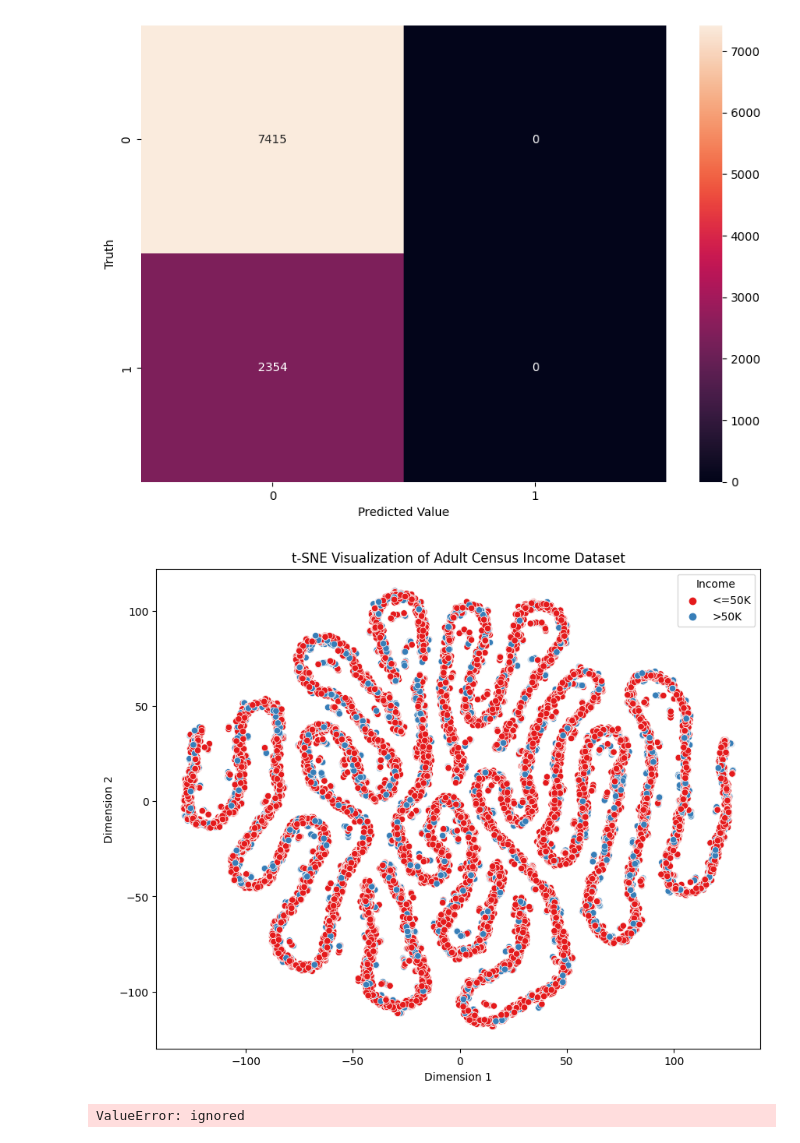
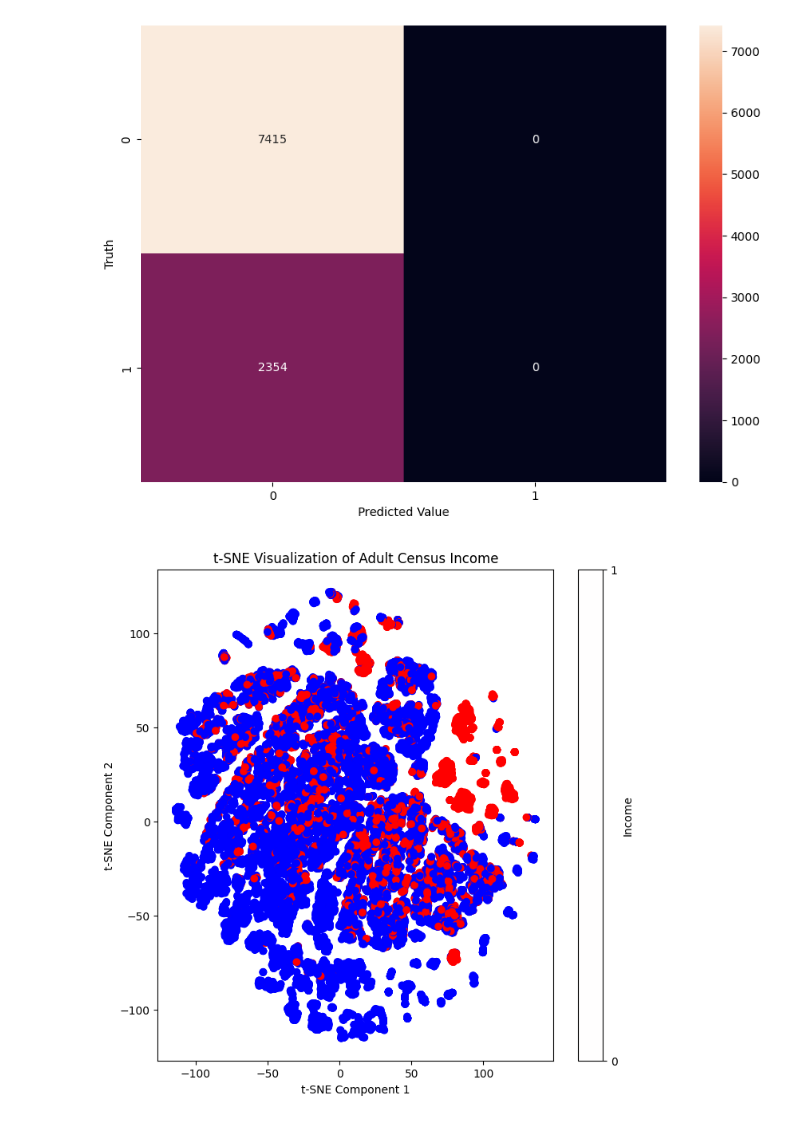
Before and after one commit to dinaomidvartehrani/Adult-Census-Income-Analysis, a Jupyter notebook: Copy_of_DNN_Model.ipynb, the cells around one changed output. Saved outputs shown, nothing was run; the diff lists cells and outputs as text; code cells hidden in the pictures.

```diff
--- a/Copy_of_DNN_Model.ipynb
+++ b/Copy_of_DNN_Model.ipynb
@@ -1353,46 +1353,3 @@ plt.ylabel("Truth")
 plt.show()
 # %% [output]
 [figure]
-# %%
-import pandas as pd
-import matplotlib.pyplot as plt
-import seaborn as sns
-from sklearn.manifold import TSNE
-from sklearn.impute import SimpleImputer
-from sklearn.preprocessing import LabelEncoder
-
-# Load the dataset
-df = pd.read_csv('/content/adult.csv')  # Replace 'adult_census.csv' with the actual filename of your dataset
-
-# Replace '?' with NaN
-df.replace('?', np.nan, inplace=True)
-
-# Select features and target variable
-features = df.drop('income', axis=1)  # Replace 'income' with the column name of the target variable
-target = df['income']
-
-# Impute missing values with the most frequent value
-imputer = SimpleImputer(strategy='most_frequent')
-features_imputed = pd.DataFrame(imputer.fit_transform(features), columns=features.columns)
-
-# Encode categorical features
-categorical_cols = features_imputed.select_dtypes(include='object').columns
-label_encoder = LabelEncoder()
-features_encoded = features_imputed.copy()
-features_encoded[categorical_cols] = features_imputed[categorical_cols].apply(lambda x: label_encoder.fit_transform(x))
-
-# Perform t-SNE dimensionality reduction
-tsne = TSNE(n_components=2, random_state=42)
-features_tsne = tsne.fit_transform(features_encoded)
-
-# Create a DataFrame for the t-SNE results
-tsne_df = pd.DataFrame(data=features_tsne, columns=['Dimension 1', 'Dimension 2'])
-tsne_df['Income'] = target
-
-# Plot the t-SNE visualization
-plt.figure(figsize=(10, 8))
-sns.scatterplot(x='Dimension 1', y='Dimension 2', hue='Income', data=tsne_df, palette='Set1')
-plt.title('t-SNE Visualization of Adult Census Income Dataset')
-plt.show()
-# %% [output]
-[figure, removed]
@@ -1413,28 +1356,54 @@ data.dropna(inplace=True)
 # %%
+import pandas as pd
+import numpy as np
+import matplotlib.pyplot as plt
+from sklearn.preprocessing import LabelEncoder
+from sklearn.manifold import TSNE
+
+# Load the dataset into a pandas DataFrame, skipping the first row
+column_names = ['age', 'workclass', 'fnlwgt', 'education', 'education-num', 'marital-status', 'occupation',
+                'relationship', 'race', 'sex', 'capital-gain', 'capital-loss', 'hours-per-week', 'native-country',
+                'income']
+
+data = pd.read_csv('/content/adult.csv', names=column_names, skiprows=1)
+
+# Handle '?' values by replacing them with NaN
+data.replace('?', np.nan, inplace=True)
+
+# Drop rows with missing values
+data.dropna(inplace=True)
+
+# Encode the categorical variables into numerical labels using LabelEncoder
 encoder = LabelEncoder()
 data['workclass'] = encoder.fit_transform(data['workclass'])
 data['education'] = encoder.fit_transform(data['education'])
 data['marital-status'] = encoder.fit_transform(data['marital-status'])
 data['occupation'] = encoder.fit_transform(data['occupation'])
 data['relationship'] = encoder.fit_transform(data['relationship'])
 data['race'] = encoder.fit_transform(data['race'])
 data['sex'] = encoder.fit_transform(data['sex'])
 data['native-country'] = encoder.fit_transform(data['native-country'])
 data['income'] = encoder.fit_transform(data['income'])
 
+# Convert 'age' column to numeric type
+data['age'] = pd.to_numeric(data['age'])
+
+# Select the features and target variable for t-SNE
 features = ['age', 'workclass', 'education', 'marital-status', 'occupation', 'relationship', 'race', 'sex',
             'capital-gain', 'capital-loss', 'hours-per-week', 'native-country']
 X = data[features]
 y = data['income']
 
+# Perform t-SNE with two components
 tsne = TSNE(n_components=2, random_state=42)
 X_tsne = tsne.fit_transform(X)
 
+# Create a scatter plot of the t-SNE embeddings, color-coded by the income class
 plt.scatter(X_tsne[:, 0], X_tsne[:, 1], c=y, cmap='bwr')
 plt.title("t-SNE Visualization of Adult Census Income")
 plt.xlabel("t-SNE Component 1")
 plt.ylabel("t-SNE Component 2")
 plt.colorbar(ticks=[0, 1], label='Income', boundaries=[0, 1])
 plt.show()
 # %% [output]
-ValueError: ignored
+[figure, added]
```
Also changed, not shown: parts of 3 cells of this notebook.
